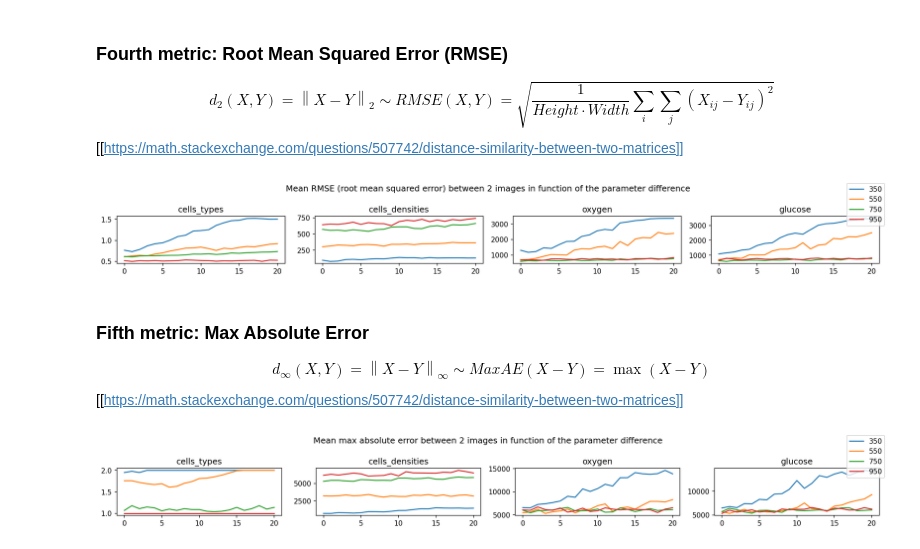
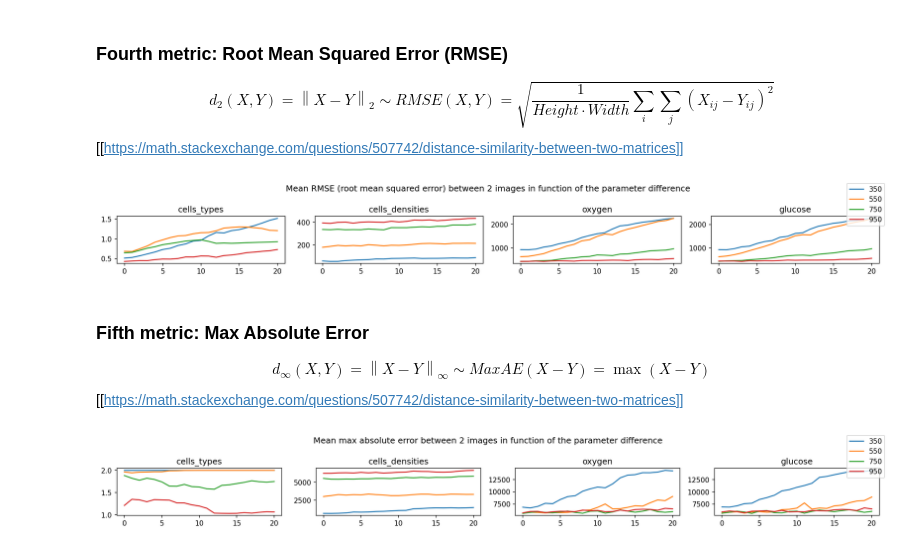
Before and after one commit to npermanne/Paramater_identification_tumour_model, a Jupyter notebook: simulation_similarity_analysis/simulation_similarity_analysis.ipynb, the cells around one changed output. Cells and saved outputs as stored; diff of their text form; code cells hidden in the pictures.

```diff
--- a/simulation_similarity_analysis/simulation_similarity_analysis.ipynb
+++ b/simulation_similarity_analysis/simulation_similarity_analysis.ipynb
@@ -122,7 +50,7 @@ fig.suptitle("Mean histogram correlation between 2 images in function of the par
 for index, images_type in enumerate(['cells_types', 'cells_densities', 'oxygen', 'glucose']):
     X = range(0,21)
     for draw in [350, 550, 750, 950]:
-        Y = [mean_diff(draw, images_type, "corr_hist", diff, iteration=100, crop_percentage=0.3) for diff in X]
+        Y = [comparator.mean_difference(Metric.CORRELATION_HISTOGRAM, draw, images_type, "cell_cycle", diff, 0, 12, 1000) for diff in X]
         if index == 3:
             ax[index].plot(X,Y,label=draw)
         else:
@@ -144,7 +72,7 @@ fig.suptitle("Mean ssim index between 2 images in function of the parameter diff
 for index, images_type in enumerate(['cells_types', 'cells_densities', 'oxygen', 'glucose']):
     X = range(0,21)
     for draw in [350, 550, 750, 950]:
-        Y = [mean_diff(draw, images_type, "ssim", diff, iteration=100, crop_percentage=0.3) for diff in X]
+        Y = [comparator.mean_difference(Metric.SSIM, draw, images_type, "cell_cycle", diff, 0, 12, 1000) for diff in X]
         if index == 3:
             ax[index].plot(X,Y,label=draw)
         else:
@@ -166,7 +94,7 @@ fig.suptitle("Mean of the mean absolute error between 2 images in function of th
 for index, images_type in enumerate(['cells_types', 'cells_densities', 'oxygen', 'glucose']):
     X = range(0,21)
     for draw in [350, 550, 750, 950]:
-        Y = [mean_diff(draw, images_type, "mean_absolute_error", diff, iteration=100, crop_percentage=0.3) for diff in X]
+        Y = [comparator.mean_difference(Metric.MEAN_ABSOLUTE_ERROR, draw, images_type, "cell_cycle", diff, 0, 12, 1000) for diff in X]
         if index == 3:
             ax[index].plot(X,Y,label=draw)
         else:
@@ -188,7 +116,7 @@ fig.suptitle("Mean RMSE (root mean squared error) between 2 images in function o
 for index, images_type in enumerate(['cells_types', 'cells_densities', 'oxygen', 'glucose']):
     X = range(0,21)
     for draw in [350, 550, 750, 950]:
-        Y = [mean_diff(draw, images_type, "root_mean_squared_error", diff, iteration=100, crop_percentage=0.3) for diff in X]
+        Y = [comparator.mean_difference(Metric.ROOT_MEAN_ABSOLUTE_ERROR, draw, images_type, "cell_cycle", diff, 0, 12, 1000) for diff in X]
         if index == 3:
             ax[index].plot(X,Y,label=draw)
         else:
@@ -199,7 +127,7 @@ fig.legend()
 plt.savefig("Mean RMSE (root mean squared error) between 2 images in function of the parameter difference.png", dpi=150,bbox_inches='tight')
 plt.show()
 # %% [output]
-[figure, old version]
+[figure, new version]
 # %% [markdown]
 ### Fifth metric: Max Absolute Error
 $$d_\infty (X,Y) = \left\| X-Y \right\|_{\infty } \sim MaxAE(X-Y)=\max(X-Y)$$
@@ -207,18 +135,18 @@ $$d_\infty (X,Y) = \left\| X-Y \right\|_{\infty } \sim MaxAE(X-Y)=\max(X-Y)$$
 # %%
 fig, ax = plt.subplots(1,4, dpi=150, figsize=(16,2))
 fig.suptitle("Mean max absolute error between 2 images in function of the parameter difference")
 for index, images_type in enumerate(['cells_types', 'cells_densities', 'oxygen', 'glucose']):
     X = range(0,21)
     for draw in [350, 550, 750, 950]:
-        Y = [mean_diff(draw, images_type, "max_absolute_error", diff, iteration=100, crop_percentage=0.3) for diff in X]
+        Y = [comparator.mean_difference(Metric.MAX_ABSOLUTE_ERROR, draw, images_type, "cell_cycle", diff, 0, 12, 1000) for diff in X]
         if index == 3:
             ax[index].plot(X,Y,label=draw)
         else:
             ax[index].plot(X,Y)
     ax[index].set_title(f"{images_type}")
 fig.tight_layout()
 fig.legend()
 plt.savefig("Mean max absolute error between 2 images in function of the parameter difference.png", dpi=150,bbox_inches='tight')
 plt.show()
 # %% [output]
-[figure, old version]
+[figure, new version]
```
Also changed, not shown: parts of 10 cells of this notebook, 2 other files.
